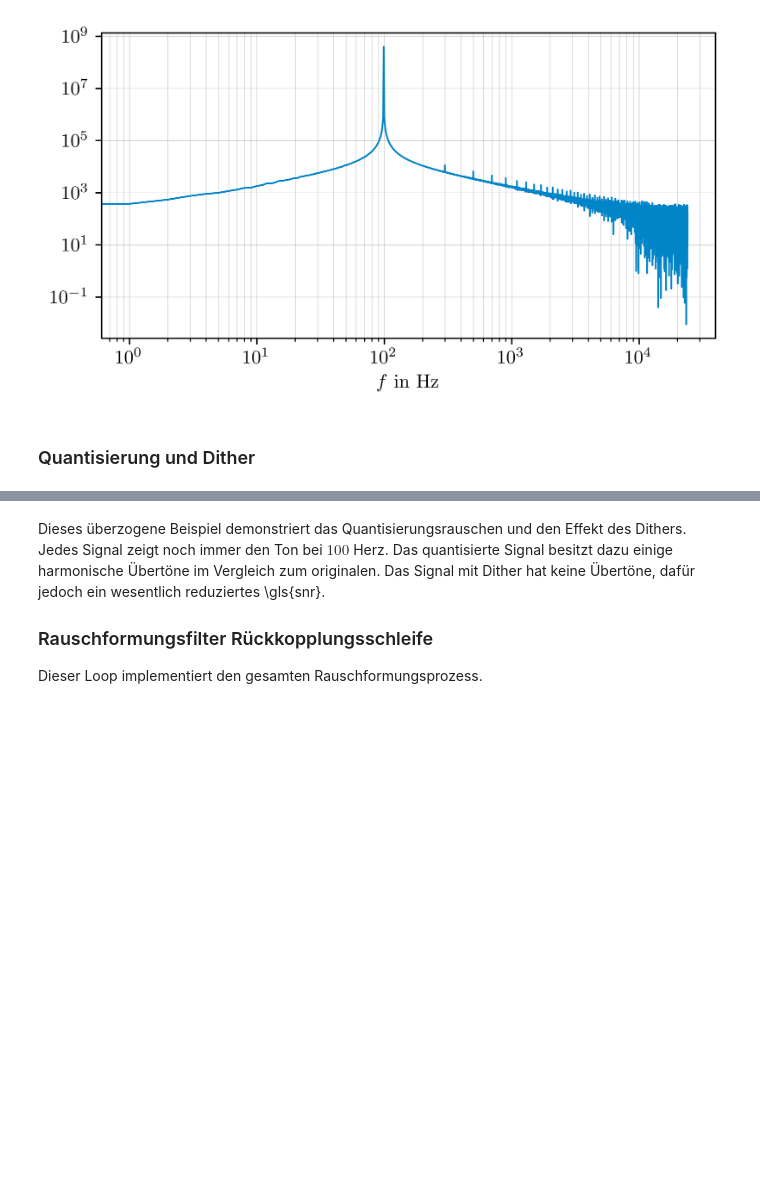
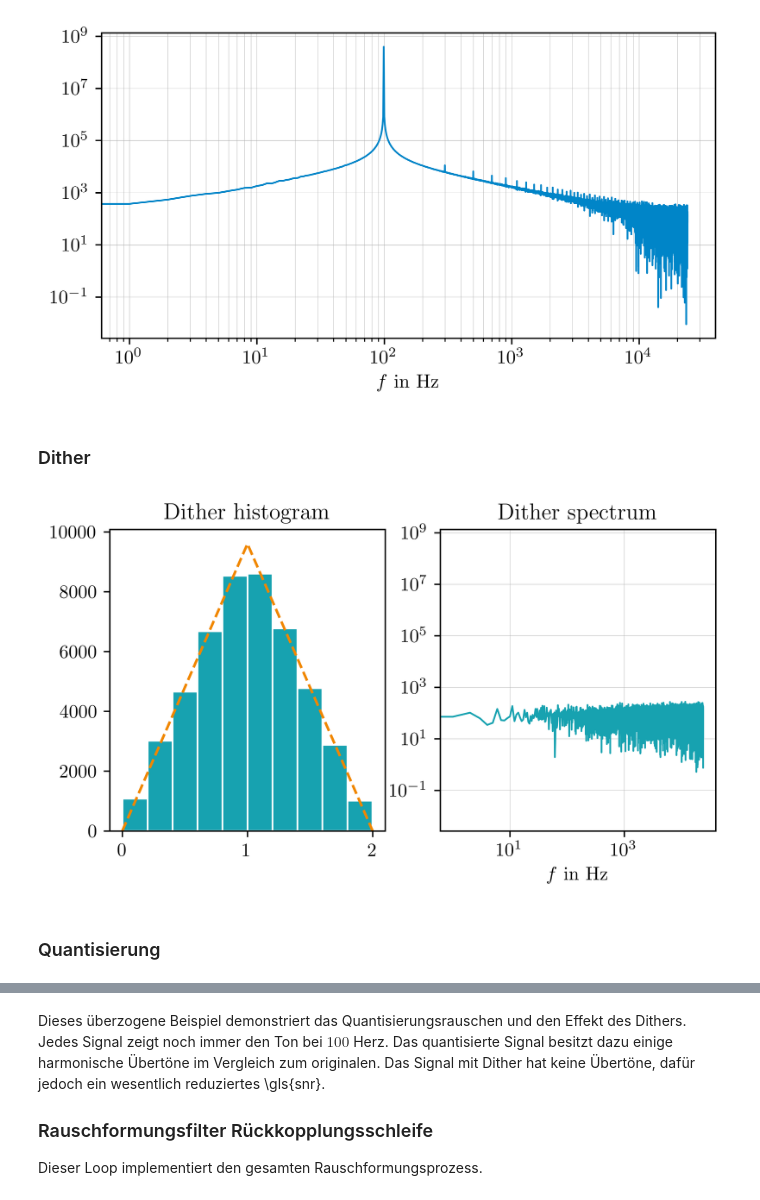
Before and after one commit to playduck/ai-b-7-wissenschaftliches-arbeiten-2, a Jupyter notebook: code/noise.ipynb, the cells around one changed output, grey strips where cells are left out. Cells and saved outputs as stored; diff of their text form; code cells hidden in the pictures; blank space fills up the shorter version.

```diff
--- a/code/noise.ipynb
+++ b/code/noise.ipynb
@@ -205,5 +207,28 @@ plt.show()
 # %% [output]
 [figure]
 # %% [markdown]
-### Quantisierung und Dither
+### Dither
+# %%
+# TPDF dither using two uncorellated noise sources
+dither = np.random.rand(len(signal)) + np.random.rand(len(signal))
+dither_scaled = (dither * (2**8)).astype(np.int16) # scale dither (usually only to 1 LSB)
+
+fig, axs = plt.subplots(1, 2)
+axs[0].hist(dither, facecolor="#17a2b0", lw=1, ec="w")
+axs[0].plot([0, FS/5, 0], color="#f18700", linestyle="dashed")
+axs[0].set_title("Dither histogram")
+plt.xlabel("value")
+
+axs[1].plot(np.abs(fft(dither)[1:FS//2]), color="#17a2b0", lw=1)
+axs[1].grid(which="both", linewidth=0.2)
+axs[1].loglog()
+axs[1].set_ylim(ylim)
+axs[1].set_title("Dither spectrum")
+plt.xlabel("$f$ in Hz")
+
+plt.show()
+# %% [output]
+[figure, added]
+# %% [markdown]
+### Quantisierung
 # %%
```
Also changed, not shown: parts of 3 cells of this notebook, 11 other files.
